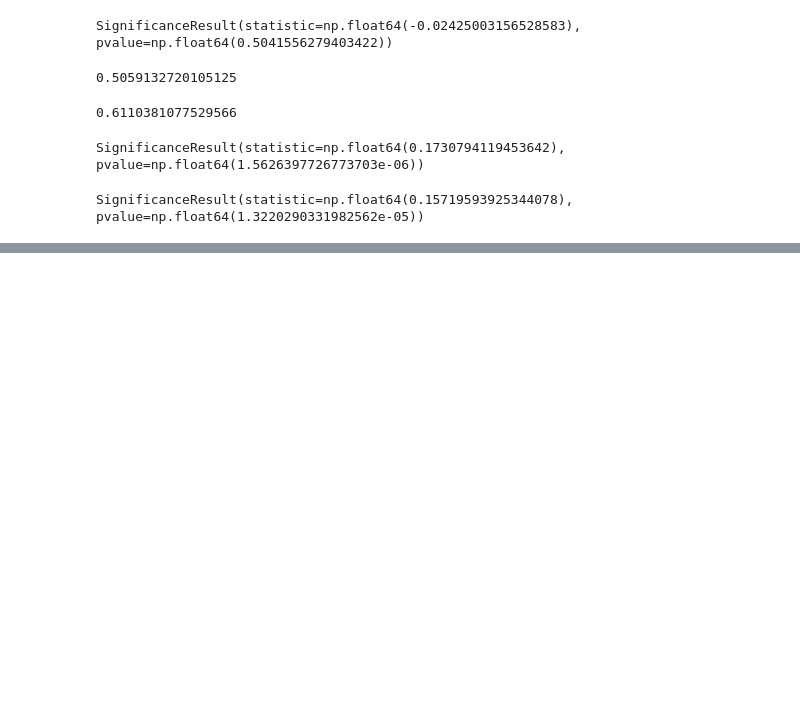
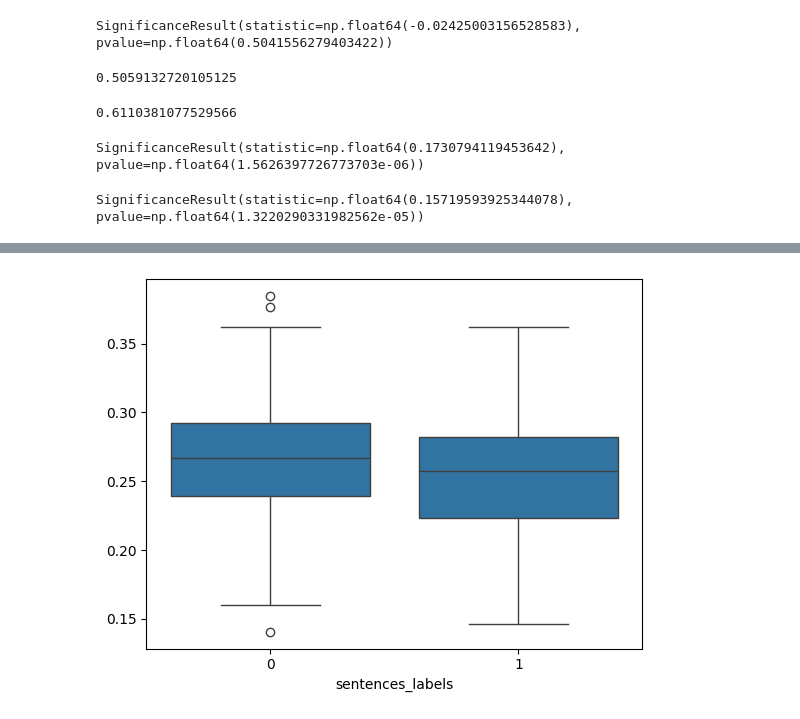
Before and after one commit to maayan-aytek/HallucinationsLLM, a Jupyter notebook: Notebooks/EDA.ipynb, the cells around one changed output, grey strips where cells are left out. Cells and saved outputs as stored; diff of their text form; code cells hidden in the pictures; blank space fills up the shorter version.

```diff
--- a/Notebooks/EDA.ipynb
+++ b/Notebooks/EDA.ipynb
@@ -811,0 +802,7 @@ SignificanceResult(statistic=np.float64(0.15719593925344078), pvalue=np.float64(
+# %%
+from sklearn.decomposition import PCA
+from sklearn.metrics.pairwise import cosine_similarity
+from sklearn.preprocessing import StandardScaler
+
+sentences_df = pd.read_pickle('../sentences_df.pkl')
+original_cosine_similarities = sentences_df['sentence_image_similarity'].values.tolist()
@@ -811,0 +852,5 @@ SignificanceResult(statistic=np.float64(0.15719593925344078), pvalue=np.float64(
+# %%
+sns.boxplot(x=sentences_df['sentences_labels'], y=original_cosine_similarities)
+plt.show()
+# %% [output]
+[figure, added]
```
Also changed, not shown: parts of 12 cells of this notebook, 8 other files.
